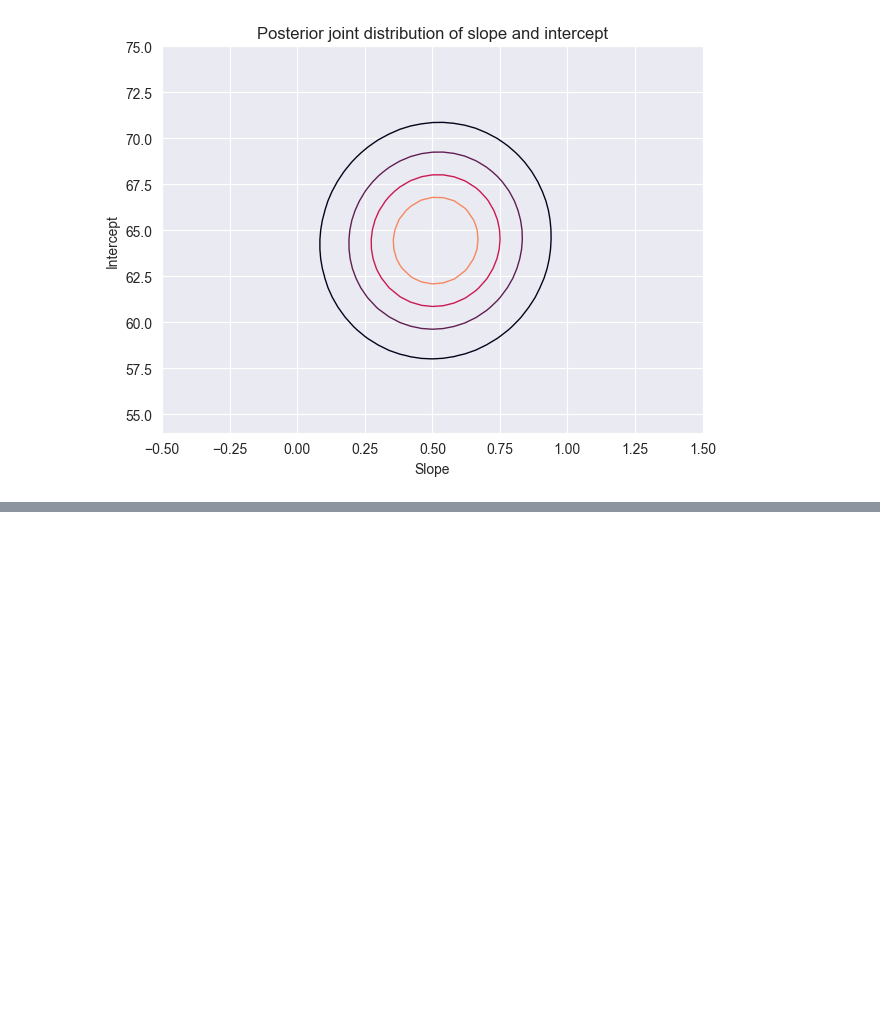
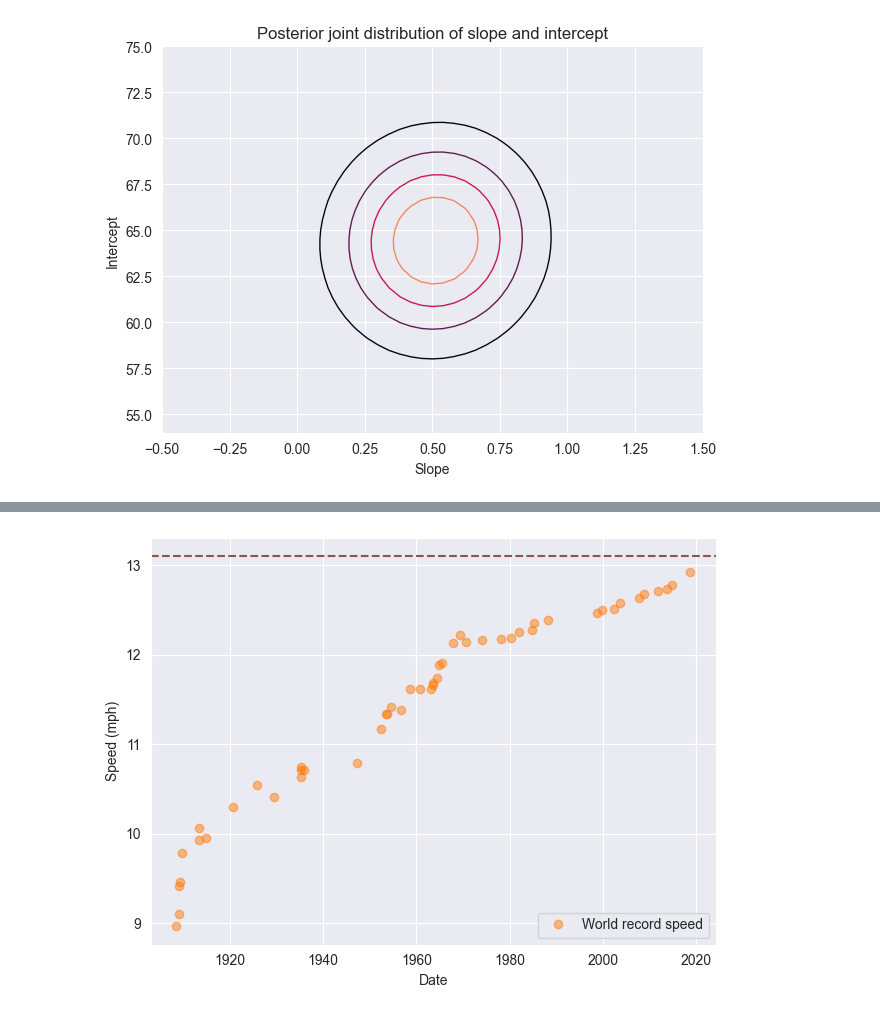
Before and after one commit to Xupeiyi/think-bayes, a Jupyter notebook: chapter17.ipynb, the cells around one changed output, grey strips where cells are left out. Cells and saved outputs as stored; diff of their text form; code cells hidden in the pictures; blank space fills up the shorter version.

```diff
--- a/chapter17.ipynb
+++ b/chapter17.ipynb
@@ -281,0 +284,3 @@ decorate(title='Posterior joint distribution of slope and intercept')
+# %%
+table = pd.read_csv('./data/marathon.csv')
+table.tail(3)
@@ -281,0 +292,22 @@ decorate(title='Posterior joint distribution of slope and intercept')
+# %%
+table['date'] = pd.to_datetime(table['Date'], errors='coerce')
+table['time'] = pd.to_timedelta(table['Time'])
+table['y'] = 26.2 / table['time'].dt.total_seconds() * 3600  # paces (miles per hour)
+# %%
+def plot_speeds(df):
+    """
+    Plot marathon world record speed as a function of time.
+
+    df: DataFrame with date and mph
+    """
+    plt.axhline(13.1, color='C5', ls='--')
+    plt.plot(
+        df['date'], df['y'], 'o',
+        label='World record speed',
+        color='C1', alpha=0.5
+    )
+    decorate(xlabel='Date', ylabel='Speed (mph)')
+
+plot_speeds(table)
+# %% [output]
+[figure, added]
```
Also changed, not shown: parts of 16 cells of this notebook.
